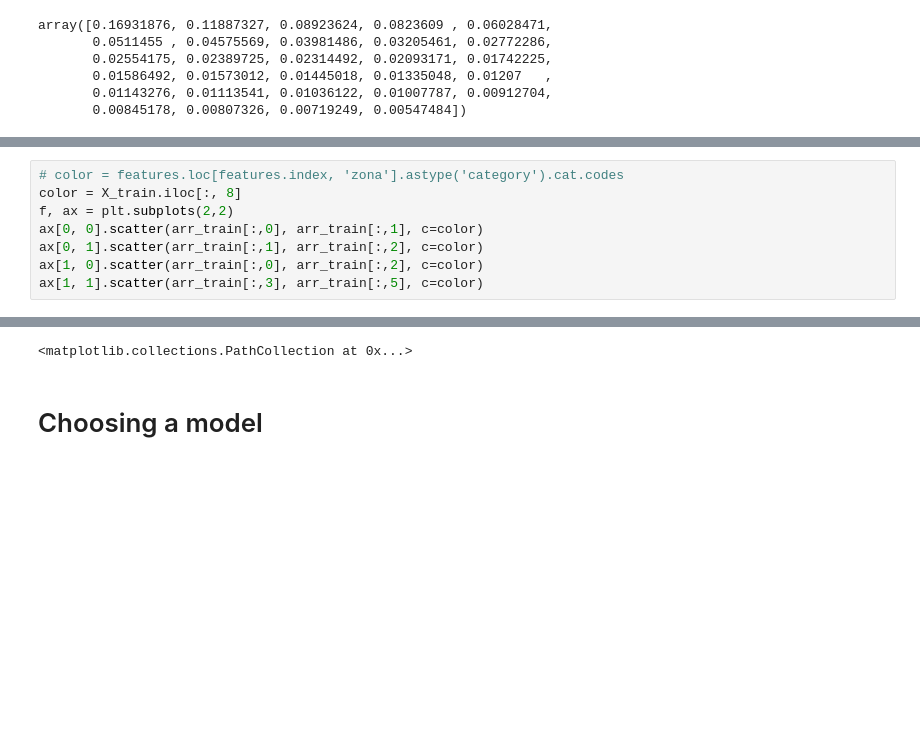
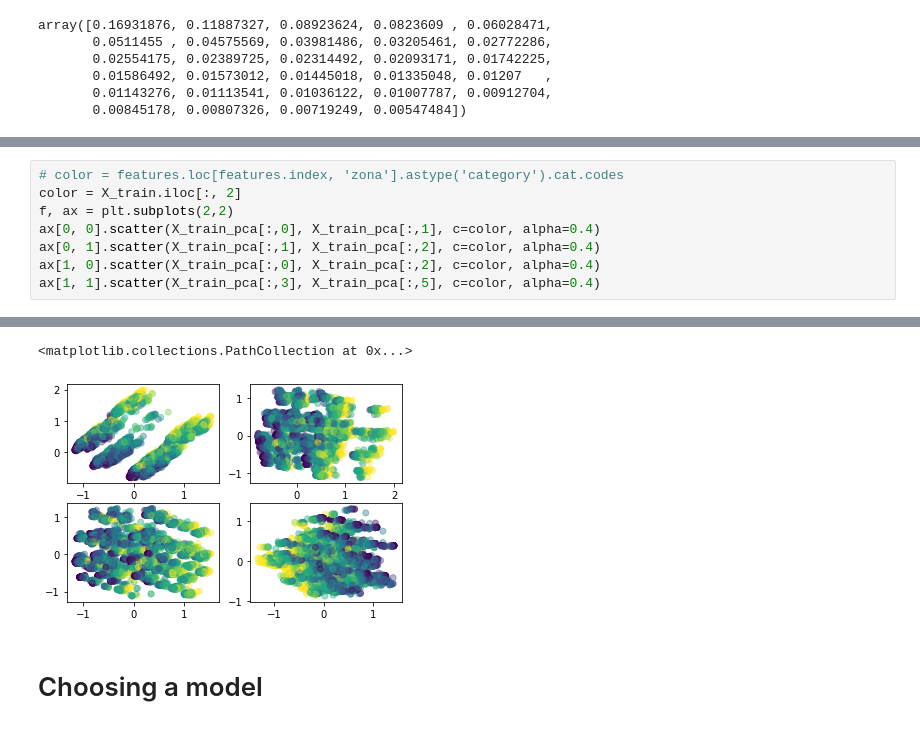
Before and after one commit to creyesp/houses-project, a Jupyter notebook: notebooks/Second_day_workshop.ipynb, the cells around one changed output, grey strips where cells are left out. Drawn from its saved outputs; the diff is of its cells as text; blank space fills up the shorter version.

```diff
--- a/notebooks/Second_day_workshop.ipynb
+++ b/notebooks/Second_day_workshop.ipynb
@@ -116,9 +107,9 @@ Index(['banos', 'banos_extra', 'dormitorios', 'dormitorios_extra', 'garajes',
 # %%
 # color = features.loc[features.index, 'zona'].astype('category').cat.codes
-color = X_train.iloc[:, 8]
+color = X_train.iloc[:, 2]
 f, ax = plt.subplots(2,2)
-ax[0, 0].scatter(arr_train[:,0], arr_train[:,1], c=color)
-ax[0, 1].scatter(arr_train[:,1], arr_train[:,2], c=color)
-ax[1, 0].scatter(arr_train[:,0], arr_train[:,2], c=color)
-ax[1, 1].scatter(arr_train[:,3], arr_train[:,5], c=color)
+ax[0, 0].scatter(X_train_pca[:,0], X_train_pca[:,1], c=color, alpha=0.4)
+ax[0, 1].scatter(X_train_pca[:,1], X_train_pca[:,2], c=color, alpha=0.4)
+ax[1, 0].scatter(X_train_pca[:,0], X_train_pca[:,2], c=color, alpha=0.4)
+ax[1, 1].scatter(X_train_pca[:,3], X_train_pca[:,5], c=color, alpha=0.4)
 # %% [output]
@@ -127,4 +116,5 @@ ax[1, 1].scatter(arr_train[:,3], arr_train[:,5], c=color)
 <matplotlib.collections.PathCollection at 0x...>
+[figure, added]
 # %% [markdown]
 # Choosing a model
 # %% [markdown]
```
Also changed, not shown: parts of 36 cells of this notebook, 1 other file.
